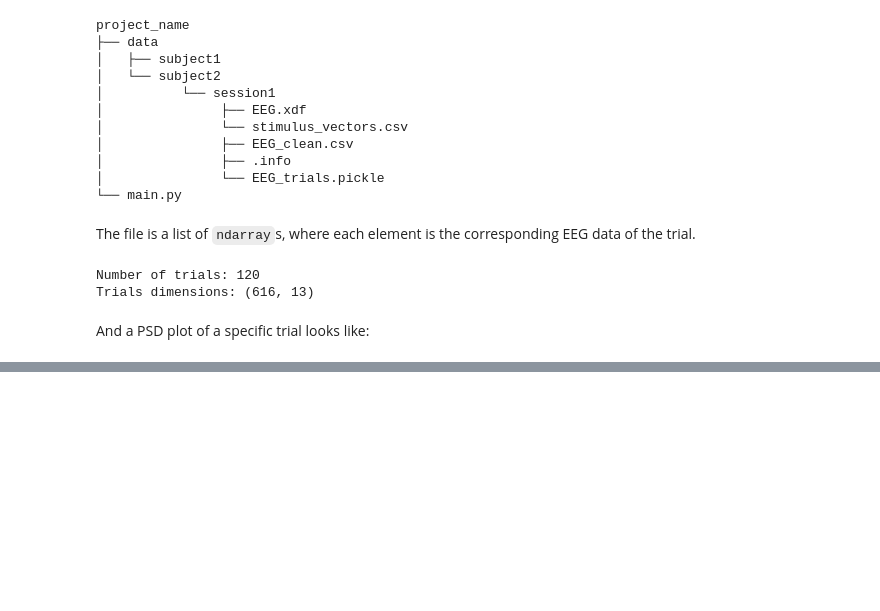
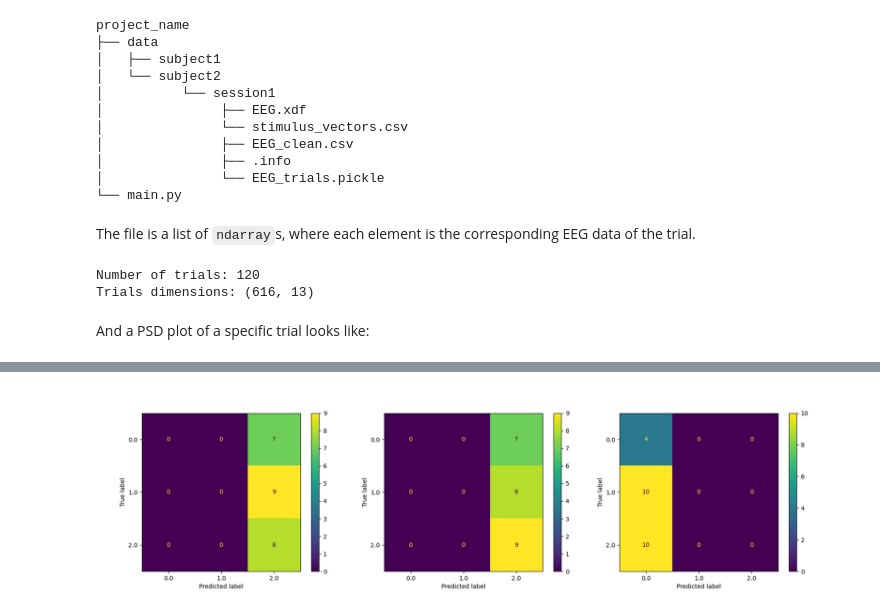
Before and after one commit to evyatarluv/bci4als, a Jupyter notebook: examples/Report.ipynb, the cells around one changed output, grey strips where cells are left out. Cells and saved outputs as stored; diff of their text form; code cells hidden in the pictures; blank space fills up the shorter version.

```diff
--- a/examples/Report.ipynb
+++ b/examples/Report.ipynb
@@ -352,0 +388,4 @@ plt.show()
+# %%
+Image(filename='images/confusion_matrix_test.png')
+# %% [output]
+[figure, added]
```
Also changed, not shown: parts of 23 cells of this notebook, 8 other files.
